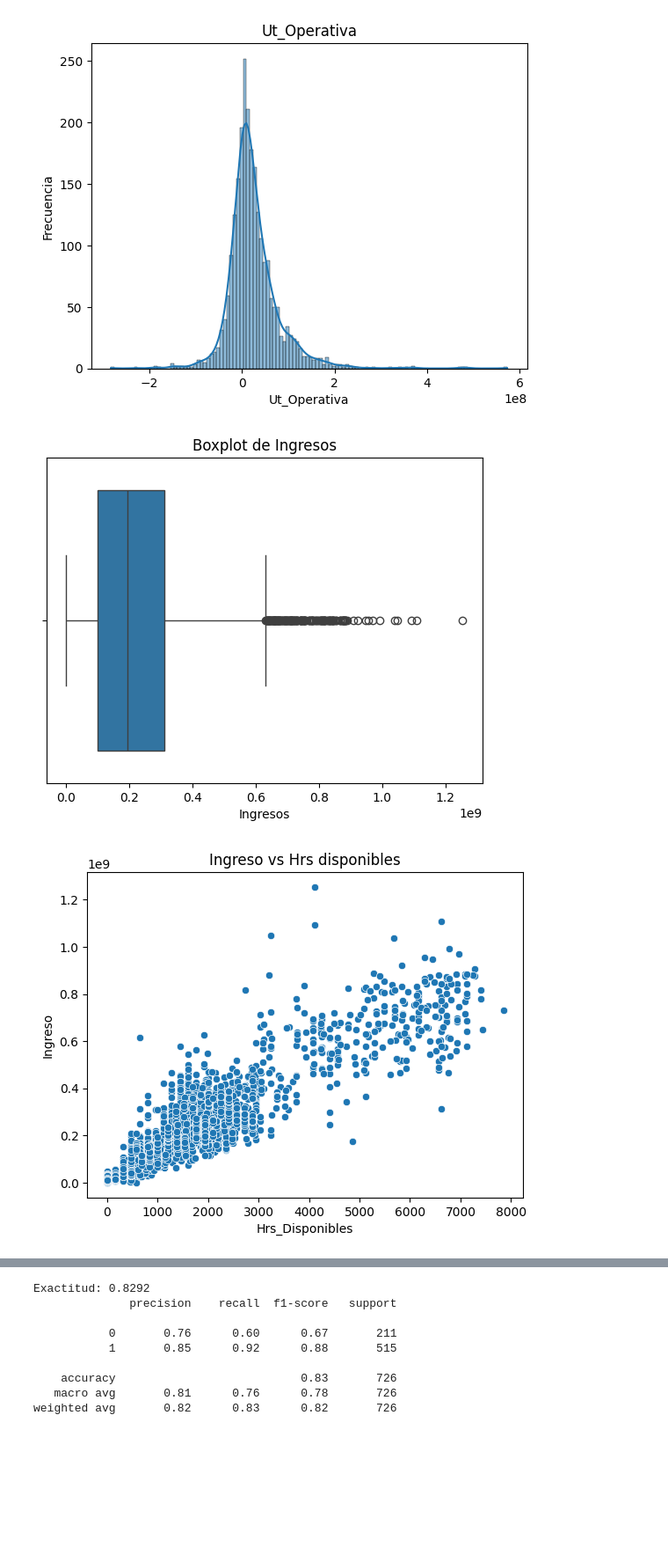
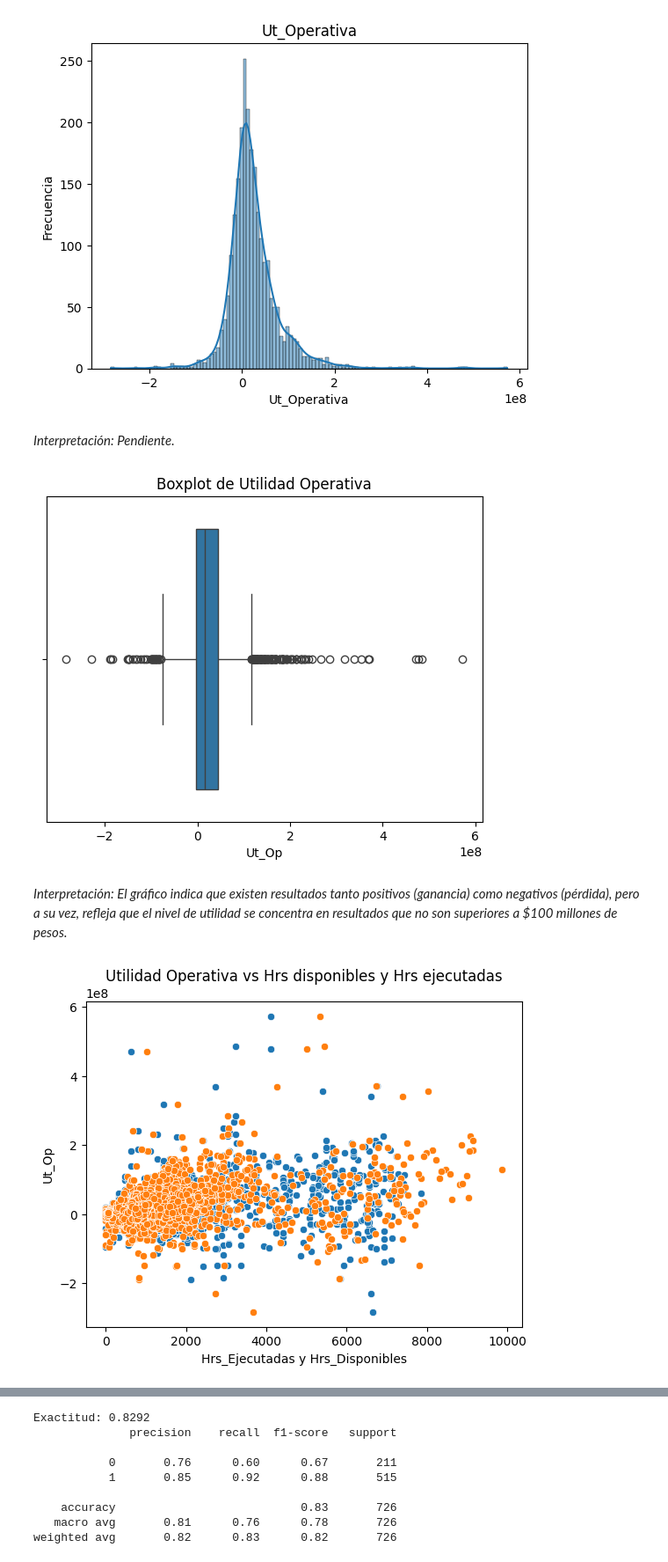
Before and after one commit to Anyeladr/taller, a Jupyter notebook: session-01/notebooks/Sesion 1.ipynb, the cells around one changed output, grey strips where cells are left out. Shown at 88% size. Drawn from its saved outputs; the diff is of its cells as text; code cells hidden in the pictures; blank space fills up the shorter version.

```diff
--- a/session-01/notebooks/Sesion 1.ipynb
+++ b/session-01/notebooks/Sesion 1.ipynb
@@ -223,20 +227,25 @@ plt.ylabel('Frecuencia')
 plt.show()
 # %% [output]
 [figure]
+# %% [markdown]
+*Interpretación: Pendiente.*
 # %%
-# Boxplot de Ingreso
-sns.boxplot(x=df['Ingresos'])
-plt.title('Boxplot de Ingresos')
-plt.xlabel('Ingresos')
+sns.boxplot(x=df['Ut_Operativa'])
+plt.title('Boxplot de Utilidad Operativa')
+plt.xlabel('Ut_Op')
 plt.show()
 # %% [output]
-[figure, old version]
+[figure, new version]
+# %% [markdown]
+*Interpretación: El gráfico indica que existen resultados tanto positivos (ganancia) como negativos (pérdida), pero a su vez, refleja que el nivel de utilidad se concentra en resultados que no son superiores a $100 millones de pesos.*
 # %%
-# Dispersión entre Edad e Ingreso
-sns.scatterplot(x='Hrs_Posibles', y='Ingresos', data=df)
-plt.title('Ingreso vs Hrs disponibles')
-plt.xlabel('Hrs_Disponibles')
-plt.ylabel('Ingreso')
+sns.scatterplot(x='Hrs_Posibles', y='Ut_Operativa', data=df)
+plt.title('Utilidad Operativa vs Hrs disponibles y Hrs ejecutadas')
+
+sns.scatterplot(x='Hrs_Reales', y='Ut_Operativa', data=df)
+plt.xlabel('Hrs_Ejecutadas y Hrs_Disponibles')
+plt.ylabel('Ut_Op')
+
 plt.show()
 # %% [output]
-[figure, old version]
+[figure, new version]
```
Also changed, not shown: parts of 16 cells of this notebook.
